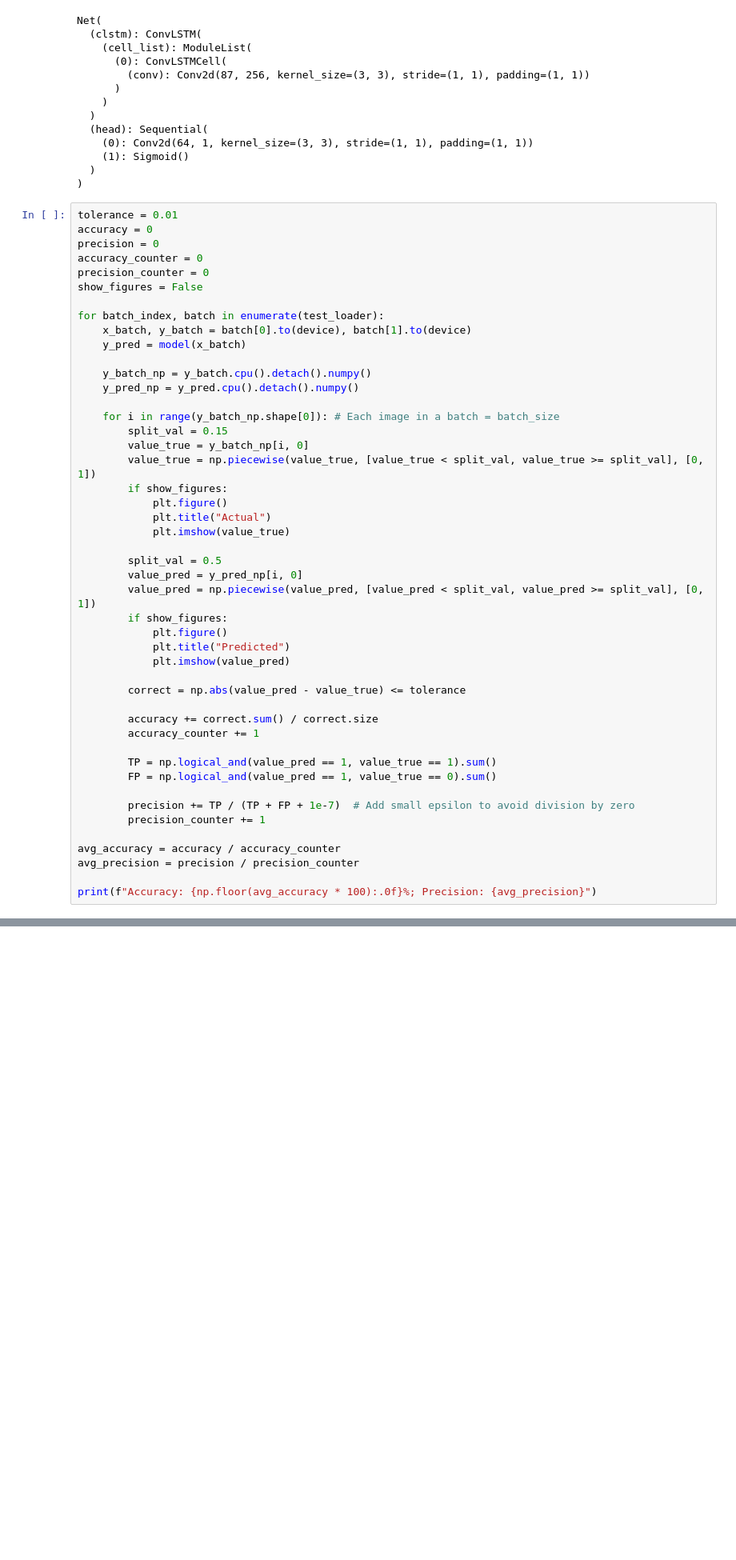
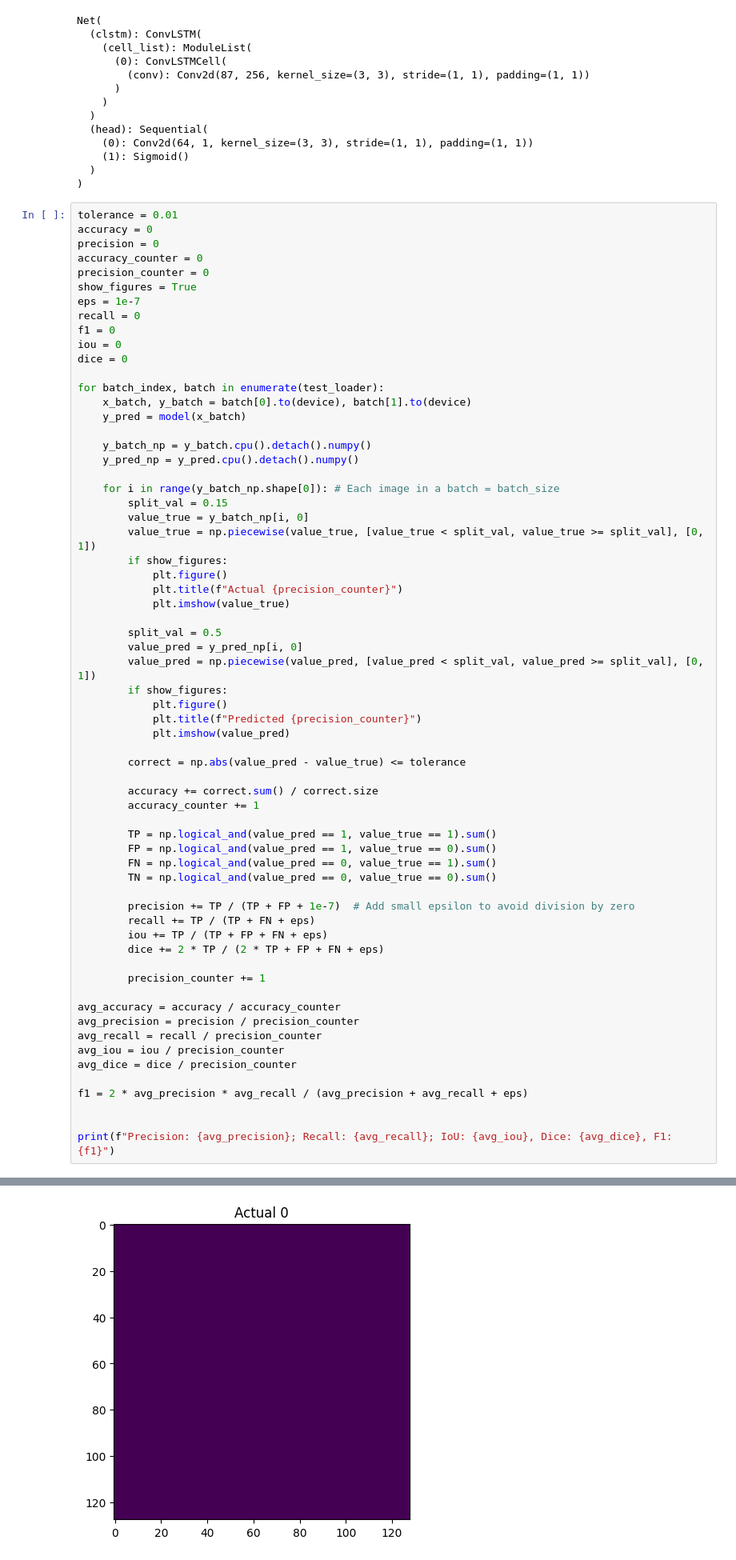
Before and after one commit to neilmewada/WildfireSpread, a Jupyter notebook: Wildfire_Test.ipynb, the cells around one changed output, grey strips where cells are left out. Shown at 80% size. Cells and saved outputs as stored; diff of their text form; blank space fills up the shorter version.

```diff
--- a/Wildfire_Test.ipynb
+++ b/Wildfire_Test.ipynb
@@ -273,7 +273,12 @@ accuracy = 0
 precision = 0
 accuracy_counter = 0
 precision_counter = 0
-show_figures = False
+show_figures = True
+eps = 1e-7
+recall = 0
+f1 = 0
+iou = 0
+dice = 0
 
 for batch_index, batch in enumerate(test_loader):
     x_batch, y_batch = batch[0].to(device), batch[1].to(device)
@@ -288,7 +293,7 @@ for batch_index, batch in enumerate(test_loader):
         value_true = np.piecewise(value_true, [value_true < split_val, value_true >= split_val], [0, 1])
         if show_figures:
             plt.figure()
-            plt.title("Actual")
+            plt.title(f"Actual {precision_counter}")
             plt.imshow(value_true)
 
         split_val = 0.5
@@ -296,7 +301,7 @@ for batch_index, batch in enumerate(test_loader):
         value_pred = np.piecewise(value_pred, [value_pred < split_val, value_pred >= split_val], [0, 1])
         if show_figures:
             plt.figure()
-            plt.title("Predicted")
+            plt.title(f"Predicted {precision_counter}")
             plt.imshow(value_pred)
 
         correct = np.abs(value_pred - value_true) <= tolerance
@@ -306,12 +311,24 @@ for batch_index, batch in enumerate(test_loader):
 
         TP = np.logical_and(value_pred == 1, value_true == 1).sum()
         FP = np.logical_and(value_pred == 1, value_true == 0).sum()
+        FN = np.logical_and(value_pred == 0, value_true == 1).sum()
+        TN = np.logical_and(value_pred == 0, value_true == 0).sum()
 
         precision += TP / (TP + FP + 1e-7)  # Add small epsilon to avoid division by zero
+        recall += TP / (TP + FN + eps)
+        iou += TP / (TP + FP + FN + eps)
+        dice += 2 * TP / (2 * TP + FP + FN + eps)
+
         precision_counter += 1
 
 avg_accuracy = accuracy / accuracy_counter
 avg_precision = precision / precision_counter
+avg_recall = recall / precision_counter
+avg_iou = iou / precision_counter
+avg_dice = dice / precision_counter
 
-print(f"Accuracy: {np.floor(avg_accuracy * 100):.0f}%; Precision: {avg_precision}")
+f1 = 2 * avg_precision * avg_recall / (avg_precision + avg_recall + eps)
+
+
+print(f"Precision: {avg_precision}; Recall: {avg_recall}; IoU: {avg_iou}, Dice: {avg_dice}, F1: {f1}")
 # %% [output]
@@ -318,0 +336 @@ Accuracy: 99%; Precision: 0.16340744335717702
+[figure, added]
```
Also changed, not shown: parts of 1 cell of this notebook, 4 other files.
